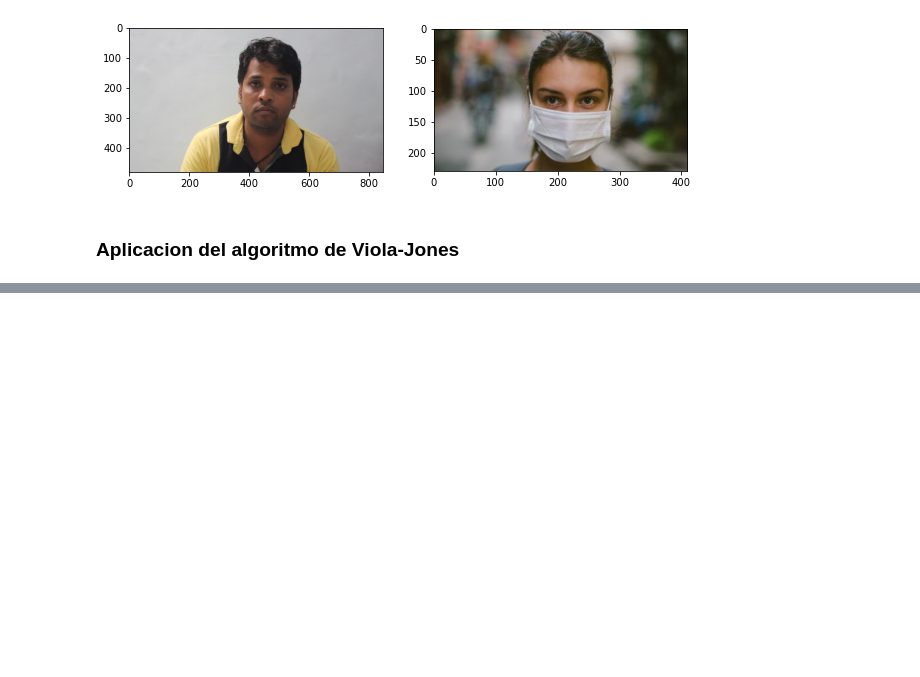
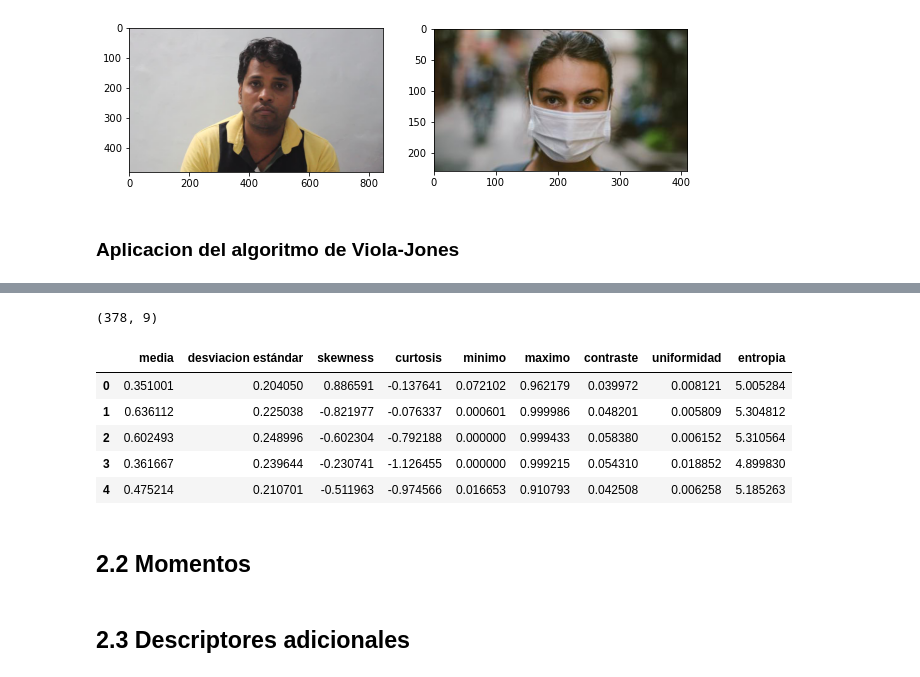
Before and after one commit to juanksRuiz/Vision_por_computador, a Jupyter notebook: Proyectos/Proyecto_3/Proyecto3_JuanCamiloRuiz.ipynb, the cells around one changed output, grey strips where cells are left out. Cells and saved outputs as stored; diff of their text form; code cells hidden in the pictures; blank space fills up the shorter version.

```diff
--- a/Proyectos/Proyecto_3/Proyecto3_JuanCamiloRuiz.ipynb
+++ b/Proyectos/Proyecto_3/Proyecto3_JuanCamiloRuiz.ipynb
@@ -118,0 +201,17 @@ Ya logramos implementar un codigo que detecte caras (con y sin tapabocas). Hay q
+# %%
+df_stat_no_mask = get_statistic_features(train_faces_no_mask)
+# %%
+print(df_stat_no_mask.shape)
+df_stat_no_mask.head()
+# %% [output]
+(378, 9)
+|  | media | desviacion estándar | skewness | curtosis | minimo | maximo | contraste | uniformidad | entropia |
+| 0 | 0.351001 | 0.204050 | 0.886591 | -0.137641 | 0.072102 | 0.962179 | 0.039972 | 0.008121 | 5.005284 |
+| 1 | 0.636112 | 0.225038 | -0.821977 | -0.076337 | 0.000601 | 0.999986 | 0.048201 | 0.005809 | 5.304812 |
+| 2 | 0.602493 | 0.248996 | -0.602304 | -0.792188 | 0.000000 | 0.999433 | 0.058380 | 0.006152 | 5.310564 |
+| 3 | 0.361667 | 0.239644 | -0.230741 | -1.126455 | 0.000000 | 0.999215 | 0.054310 | 0.018852 | 4.899830 |
+| 4 | 0.475214 | 0.210701 | -0.511963 | -0.974566 | 0.016653 | 0.910793 | 0.042508 | 0.006258 | 5.185263 |
+# %% [markdown]
+## 2.2 Momentos
+# %% [markdown]
+## 2.3 Descriptores adicionales
```
Also changed, not shown: parts of 13 cells of this notebook.
